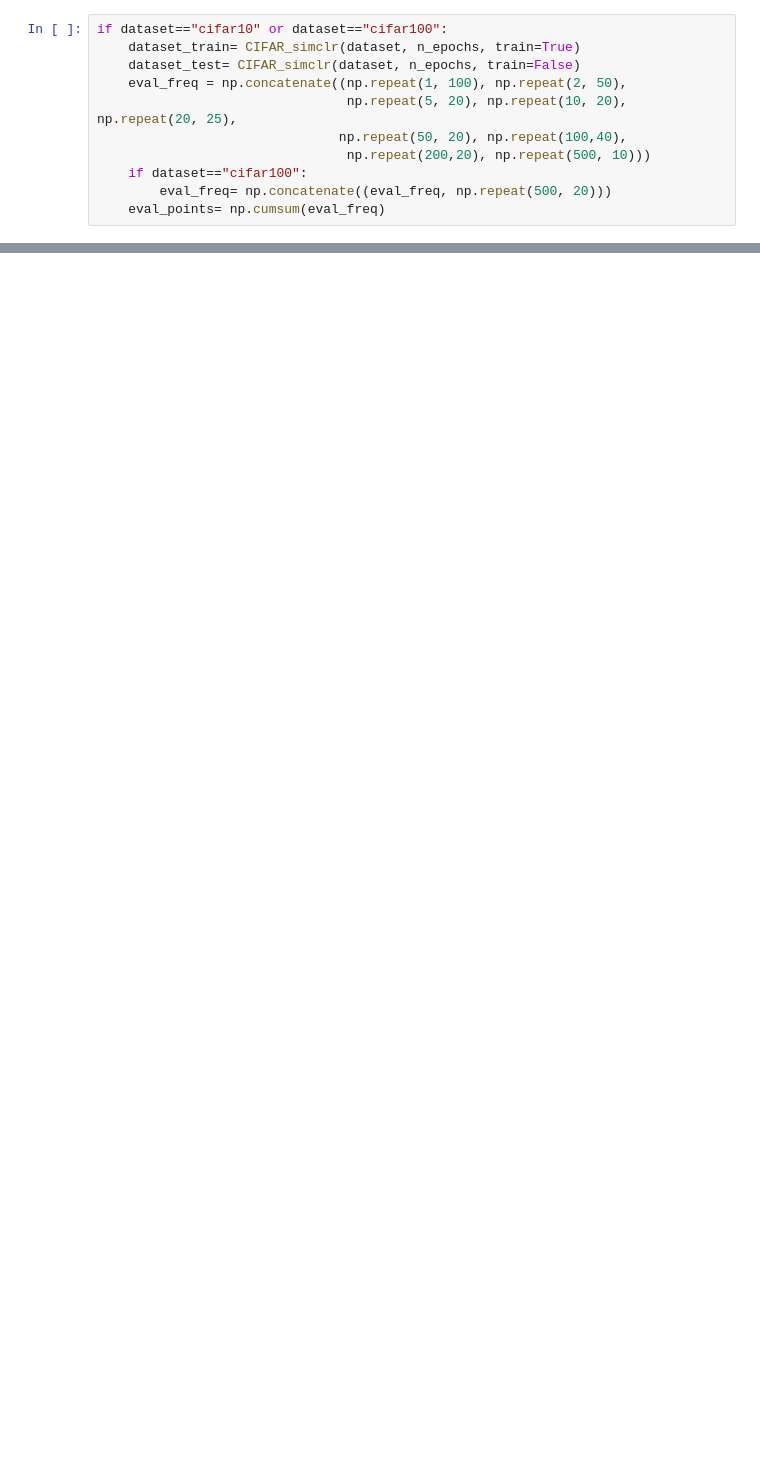
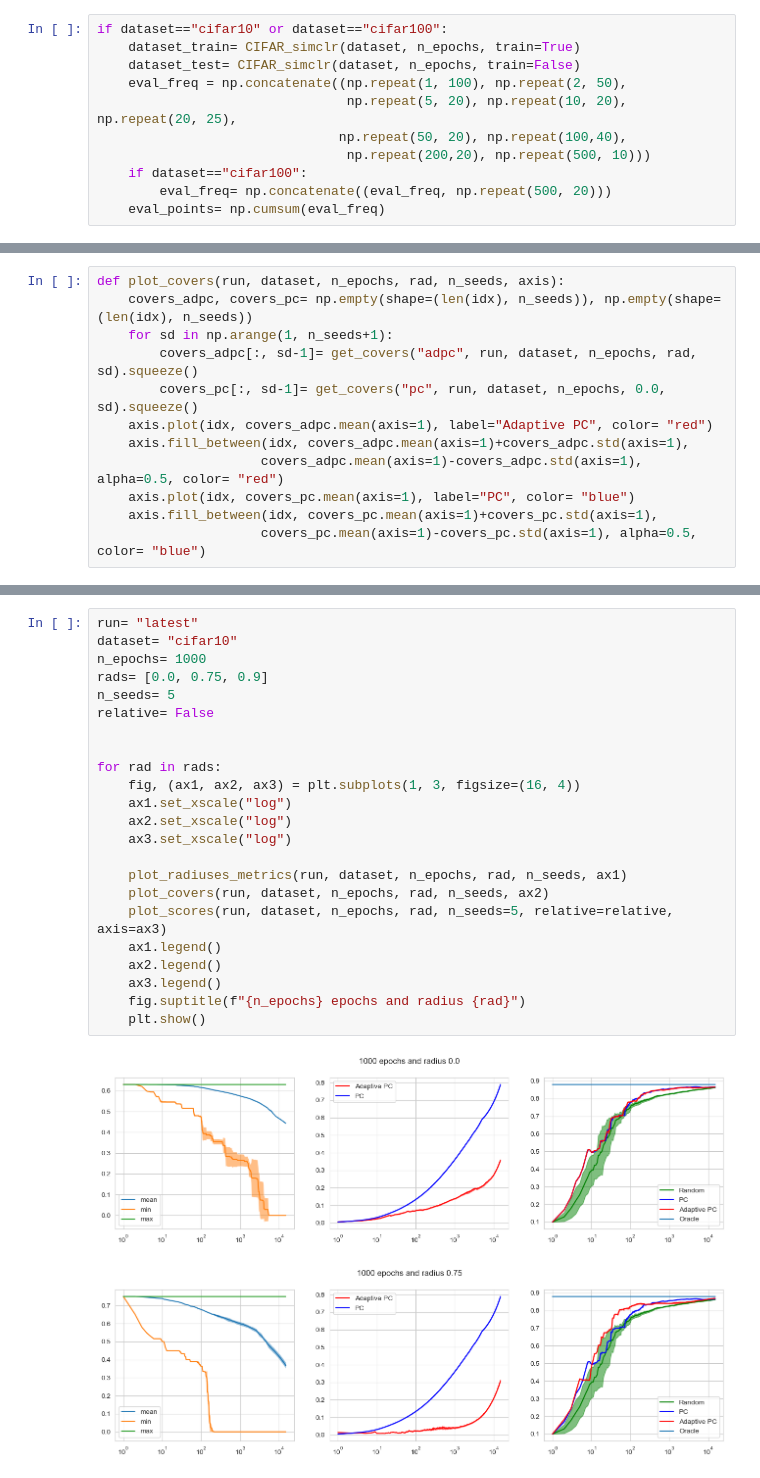
Before and after one commit to ratschlab/projects2022_doctor-in-the-loop, a Jupyter notebook: plots.ipynb, the cells around one changed output, grey strips where cells are left out. Drawn from its saved outputs; the diff is of its cells as text; blank space fills up the shorter version.

```diff
--- a/plots.ipynb
+++ b/plots.ipynb
@@ -219,0 +183,12 @@ def plot_degrees(run, dataset, n_epochs, rad, type):
+# %%
+def plot_covers(run, dataset, n_epochs, rad, n_seeds, axis):
+    covers_adpc, covers_pc= np.empty(shape=(len(idx), n_seeds)), np.empty(shape=(len(idx), n_seeds))
+    for sd in np.arange(1, n_seeds+1):
+        covers_adpc[:, sd-1]= get_covers("adpc", run, dataset, n_epochs, rad, sd).squeeze()
+        covers_pc[:, sd-1]= get_covers("pc", run, dataset, n_epochs, 0.0, sd).squeeze()
+    axis.plot(idx, covers_adpc.mean(axis=1), label="Adaptive PC", color= "red")
+    axis.fill_between(idx, covers_adpc.mean(axis=1)+covers_adpc.std(axis=1),
+                     covers_adpc.mean(axis=1)-covers_adpc.std(axis=1), alpha=0.5, color= "red")
+    axis.plot(idx, covers_pc.mean(axis=1), label="PC", color= "blue")
+    axis.fill_between(idx, covers_pc.mean(axis=1)+covers_pc.std(axis=1),
+                     covers_pc.mean(axis=1)-covers_pc.std(axis=1), alpha=0.5, color= "blue")
@@ -219,0 +238,26 @@ def plot_degrees(run, dataset, n_epochs, rad, type):
+# %%
+run= "latest"
+dataset= "cifar10"
+n_epochs= 1000
+rads= [0.0, 0.75, 0.9]
+n_seeds= 5
+relative= False
+
+
+for rad in rads:
+    fig, (ax1, ax2, ax3) = plt.subplots(1, 3, figsize=(16, 4))
+    ax1.set_xscale("log")
+    ax2.set_xscale("log")
+    ax3.set_xscale("log")
+
+    plot_radiuses_metrics(run, dataset, n_epochs, rad, n_seeds, ax1)
+    plot_covers(run, dataset, n_epochs, rad, n_seeds, ax2)
+    plot_scores(run, dataset, n_epochs, rad, n_seeds=5, relative=relative, axis=ax3)
+    ax1.legend()
+    ax2.legend()
+    ax3.legend()
+    fig.suptitle(f"{n_epochs} epochs and radius {rad}")
+    plt.show()
+# %% [output]
+[figure, added]
+[figure, added]
```
Also changed, not shown: parts of 29 cells of this notebook, 3 other files.
